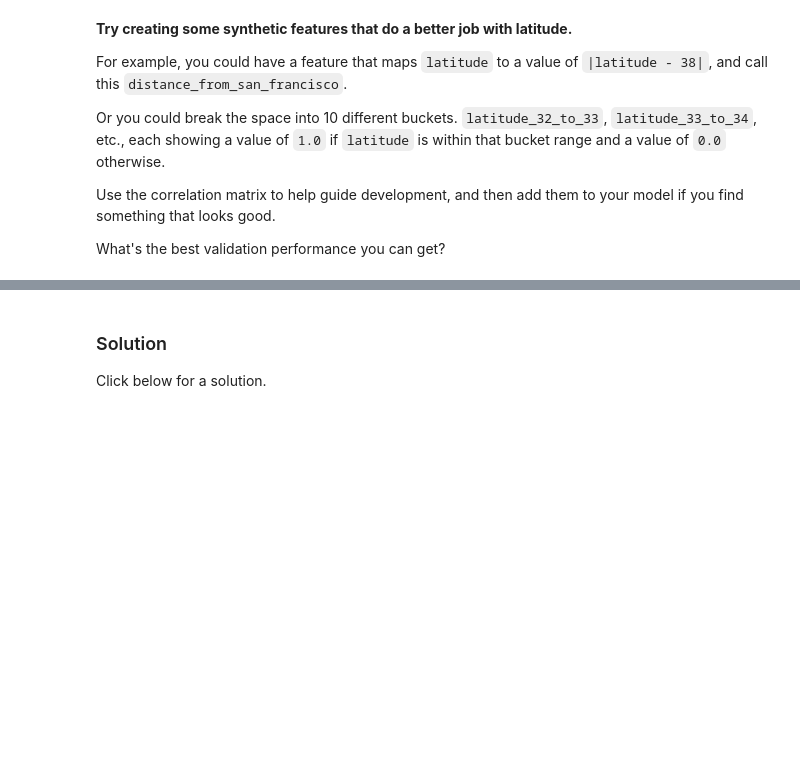
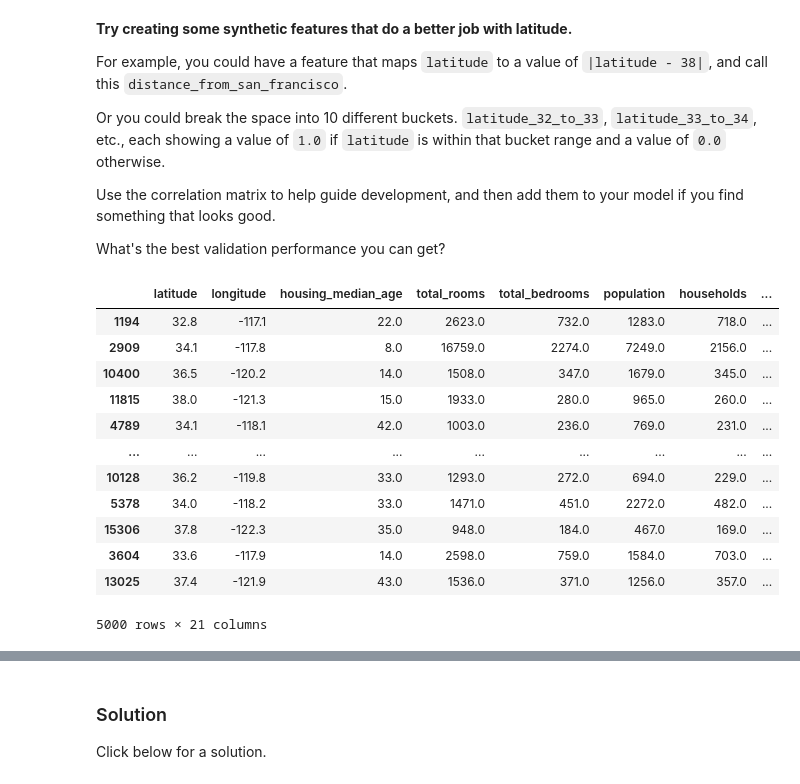
Before and after one commit to jtloong/google-ml-course, a Jupyter notebook: feature_sets.ipynb, the cells around one changed output, grey strips where cells are left out. Saved outputs shown, nothing was run; the diff lists cells and outputs as text; code cells hidden in the pictures; blank space fills up the shorter version.

```diff
--- a/feature_sets.ipynb
+++ b/feature_sets.ipynb
@@ -410,0 +410,27 @@ What's the best validation performance you can get?
+# %%
+#
+# YOUR CODE HERE: Train on a new data set that includes synthetic features based on latitude.
+bin_edges = range(32, 43)
+binned_training = pd.cut(training_examples['latitude'], bins=bin_edges)
+binned_validation = pd.cut(validation_examples['latitude'], bins=bin_edges)
+
+for edge in bin_edges:
+  column_name = 'latitude_' + str(edge) + '_to_' + str(edge + 1)
+  training_examples[column_name] = binned_training.apply(lambda i: 1 if i.left == edge else 0)
+  validation_examples[column_name] = binned_validation.apply(lambda i: 1 if i.left == edge else 0)
+
+validation_examples
+# %% [output]
+|  | latitude | longitude | housing_median_age | total_rooms | total_bedrooms | population | households | ... |
+| 1194 | 32.8 | -117.1 | 22.0 | 2623.0 | 732.0 | 1283.0 | 718.0 | ... |
+| 2909 | 34.1 | -117.8 | 8.0 | 16759.0 | 2274.0 | 7249.0 | 2156.0 | ... |
+| 10400 | 36.5 | -120.2 | 14.0 | 1508.0 | 347.0 | 1679.0 | 345.0 | ... |
+| 11815 | 38.0 | -121.3 | 15.0 | 1933.0 | 280.0 | 965.0 | 260.0 | ... |
+| 4789 | 34.1 | -118.1 | 42.0 | 1003.0 | 236.0 | 769.0 | 231.0 | ... |
+| ... | ... | ... | ... | ... | ... | ... | ... | ... |
+| 10128 | 36.2 | -119.8 | 33.0 | 1293.0 | 272.0 | 694.0 | 229.0 | ... |
+| 5378 | 34.0 | -118.2 | 33.0 | 1471.0 | 451.0 | 2272.0 | 482.0 | ... |
+| 15306 | 37.8 | -122.3 | 35.0 | 948.0 | 184.0 | 467.0 | 169.0 | ... |
+| 3604 | 33.6 | -117.9 | 14.0 | 2598.0 | 759.0 | 1584.0 | 703.0 | ... |
+| 13025 | 37.4 | -121.9 | 43.0 | 1536.0 | 371.0 | 1256.0 | 357.0 | ... |
+5000 rows × 21 columns
```
Also changed, not shown: parts of 3 cells of this notebook.
